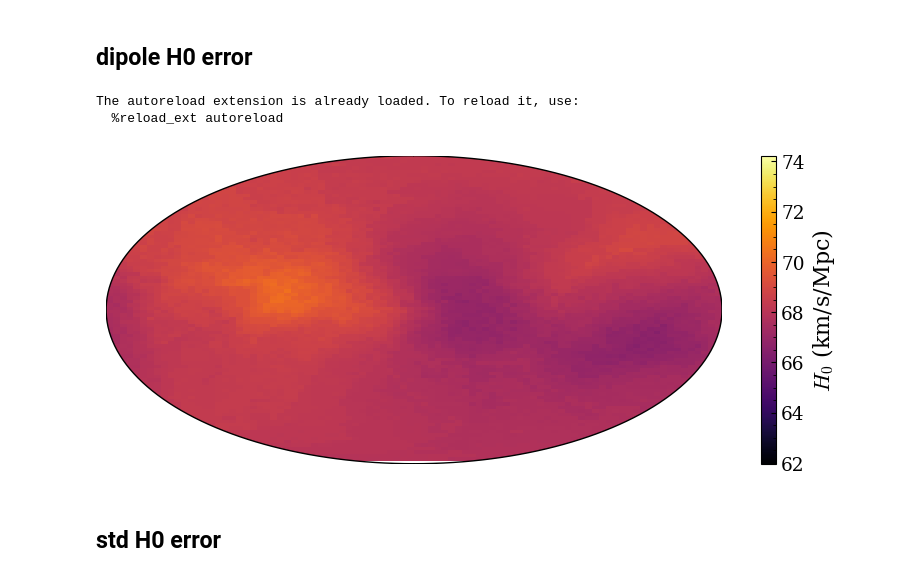
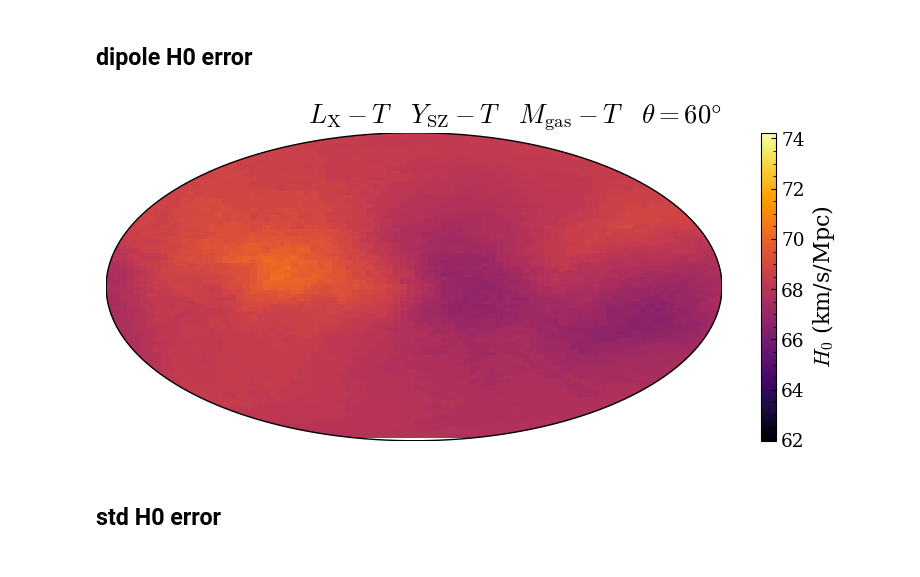
Before and after one commit to YujieH3/anisotropy-flamingo, a Jupyter notebook: notebooks/26plot_testrun_lc0.ipynb, the cells around one changed output. Drawn from its saved outputs; the diff is of its cells as text; code cells hidden in the pictures.

```diff
--- a/notebooks/25plot_testrun_lc0.ipynb
+++ b/notebooks/26plot_testrun_lc0.ipynb
@@ -31,32 +31,30 @@ H0_ave = H0_ave.reshape(90, 90).T
 # %%
 %load_ext autoreload
 %autoreload 2
 %matplotlib inline
 import matplotlib.pyplot as plt
 plt.style.use("./nice.mplstyle")
 from mpl_toolkits.basemap import Basemap
 
 fig = plt.figure(figsize=(10, 4))
 m = Basemap(projection='hammer', lon_0=0)
 
 # Coordinates
 lon = np.linspace(-180, 180, 90)
 lat = np.linspace(-90, 90, 90)
 lons, lats = np.meshgrid(lon, lat)
 x, y = m(lons, lats)
 
 im = m.imshow(H0_ave,  extent=[-180, 180, -90, 90],
               vmin=0.91*H0_all, vmax=1.09*H0_all,
               cmap='inferno')
 
 plt.colorbar(im, label='$H_0$ (km/s/Mpc)')
-# plt.title('$L_\\mathrm{{X}}-T\\quad Y_\\mathrm{{SZ}}-T\\quad M_\\mathrm{{gas}}-T\\quad\\theta=60\\degree$', loc='right')
-plt.savefig('../data/plots/H0_map_for_meeting_lc0.png', dpi=300, transparent=True)
+plt.title('$L_\\mathrm{{X}}-T\\quad Y_\\mathrm{{SZ}}-T\\quad M_\\mathrm{{gas}}-T\\quad\\theta=60\\degree$', loc='right')
+#plt.savefig('../data/plots/H0_map_for_meeting_lc0.png', dpi=300, transparent=True)
 plt.show()
 # %% [output]
-The autoreload extension is already loaded. To reload it, use:
-  %reload_ext autoreload
-[figure, old version]
+[figure, new version]
 # %% [markdown]
 ## std H0 error
 # %%
```
Also changed, not shown: 15 other files.
